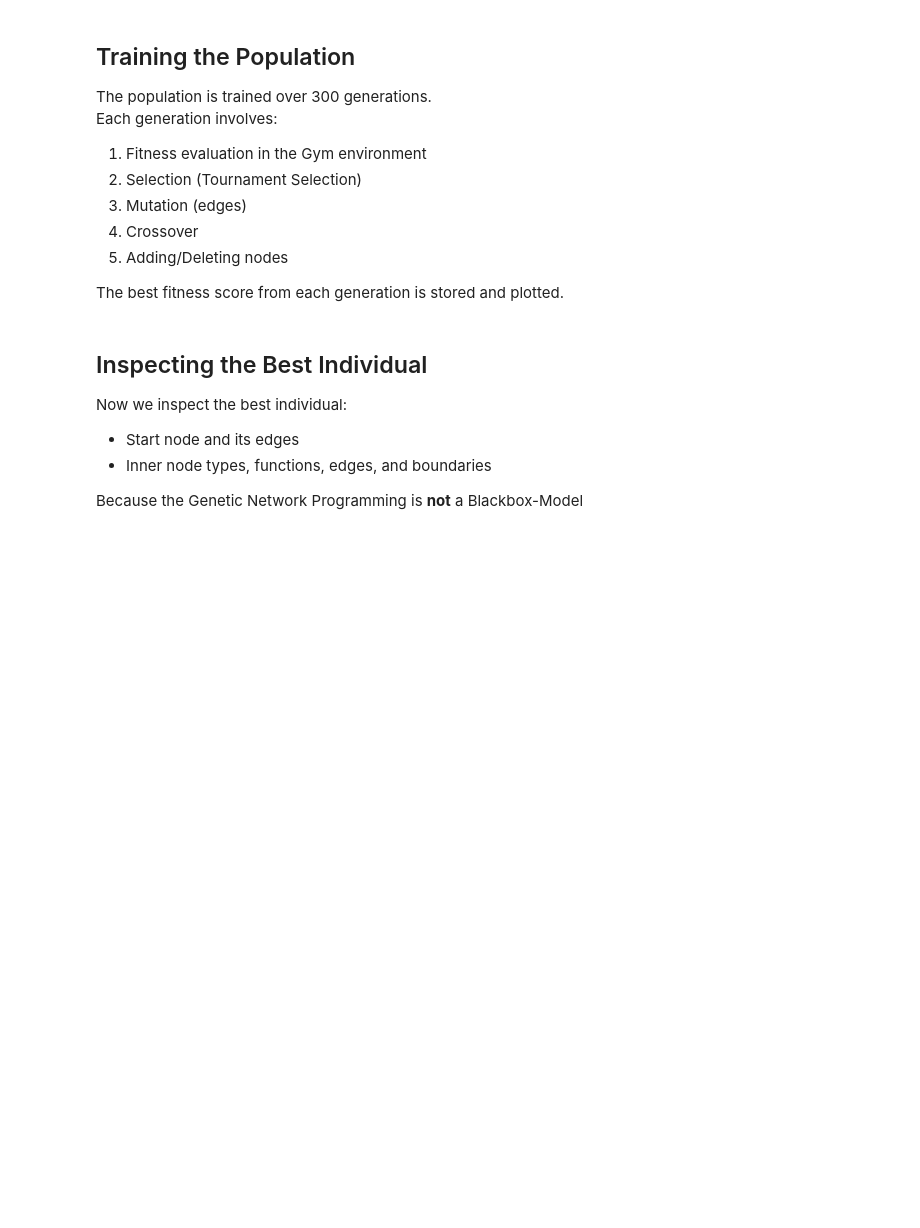
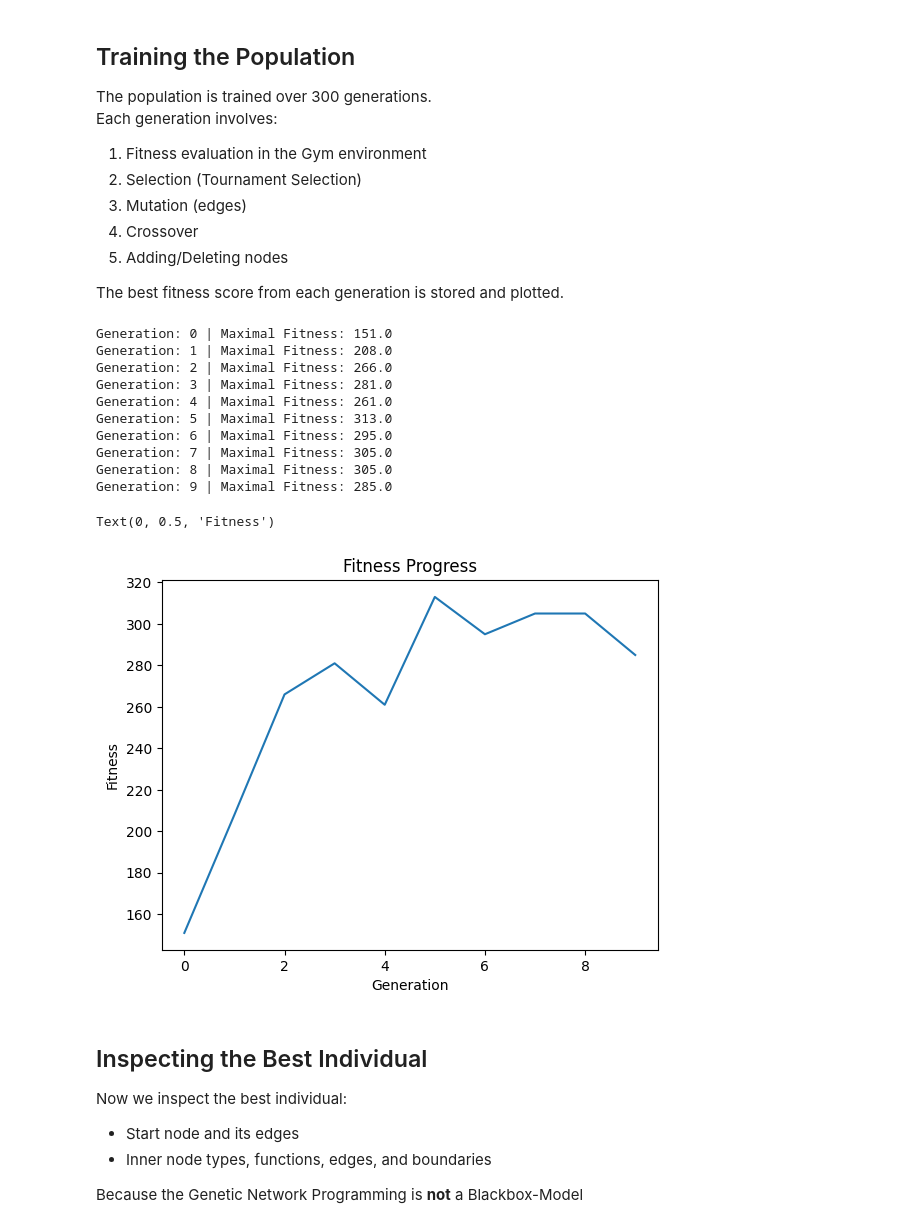
Before and after one commit to FabianKoehnke/fracnetics, a Jupyter notebook: notebooks/minExampleCartPole.ipynb, the cells around one changed output. Drawn from its saved outputs; the diff is of its cells as text; code cells hidden in the pictures; blank space fills up the shorter version.

```diff
--- a/notebooks/minExampleCartPole.ipynb
+++ b/notebooks/minExampleCartPole.ipynb
@@ -87,40 +94,53 @@ The best fitness score from each generation is stored and plotted.
 env = gym.make("CartPole-v1")
 fitnessProgess = []
 
-for g in range(300):  # 300 generations
+for g in range(10):  # 300 generations
     pop.gymnasium(
         env,
         dMax=10,
         penalty=2,
         maxSteps=500,
         maxConsecutiveP=10,
         worstFitness=0,
-        seed=42+g
+        seed=seed+g
     )
     # Selection
     pop.tournamentSelection(
         N=2, # tournament size
         E=1 # number of safed elite
         )
     # Mutations
     pop.callEdgeMutation(
         probInnerNodes=0.03, # probability of changing an edge of jn or pn
         probStartNode = 0.03 # probability of changing an edge of the start node
         )
     # Crossover (recombination)
     pop.crossover(probability=0.05)
     # Add/Delete nodes
     pop.callAddDelNodes(minFeatures, maxFeatures)
 
     maxFitness = pop.bestFit
     print(f"Generation: {g} | Maximal Fitness: {maxFitness}")
     fitnessProgess.append(maxFitness)
 
 # Plot fitness progression
 plt.plot(fitnessProgess)
 plt.title("Fitness Progress")
 plt.xlabel("Generation")
 plt.ylabel("Fitness")
+# %% [output]
+Generation: 0 | Maximal Fitness: 151.0
+Generation: 1 | Maximal Fitness: 208.0
+Generation: 2 | Maximal Fitness: 266.0
+Generation: 3 | Maximal Fitness: 281.0
+Generation: 4 | Maximal Fitness: 261.0
+Generation: 5 | Maximal Fitness: 313.0
+Generation: 6 | Maximal Fitness: 295.0
+Generation: 7 | Maximal Fitness: 305.0
+Generation: 8 | Maximal Fitness: 305.0
+Generation: 9 | Maximal Fitness: 285.0
+Text(0, 0.5, 'Fitness')
+[figure, added]
 # %% [markdown]
 ## Inspecting the Best Individual
 
```
Also changed, not shown: parts of 5 cells of this notebook.
